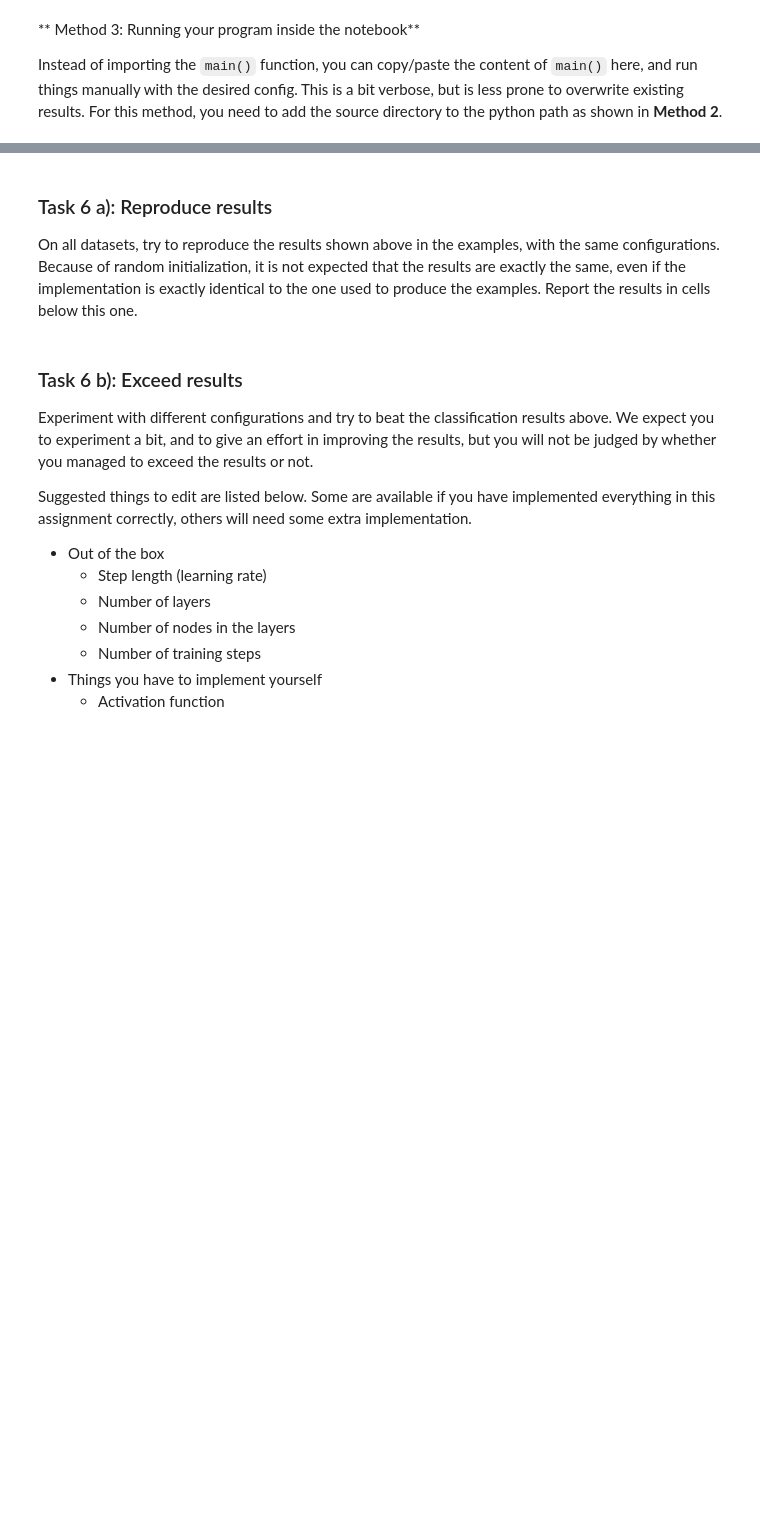
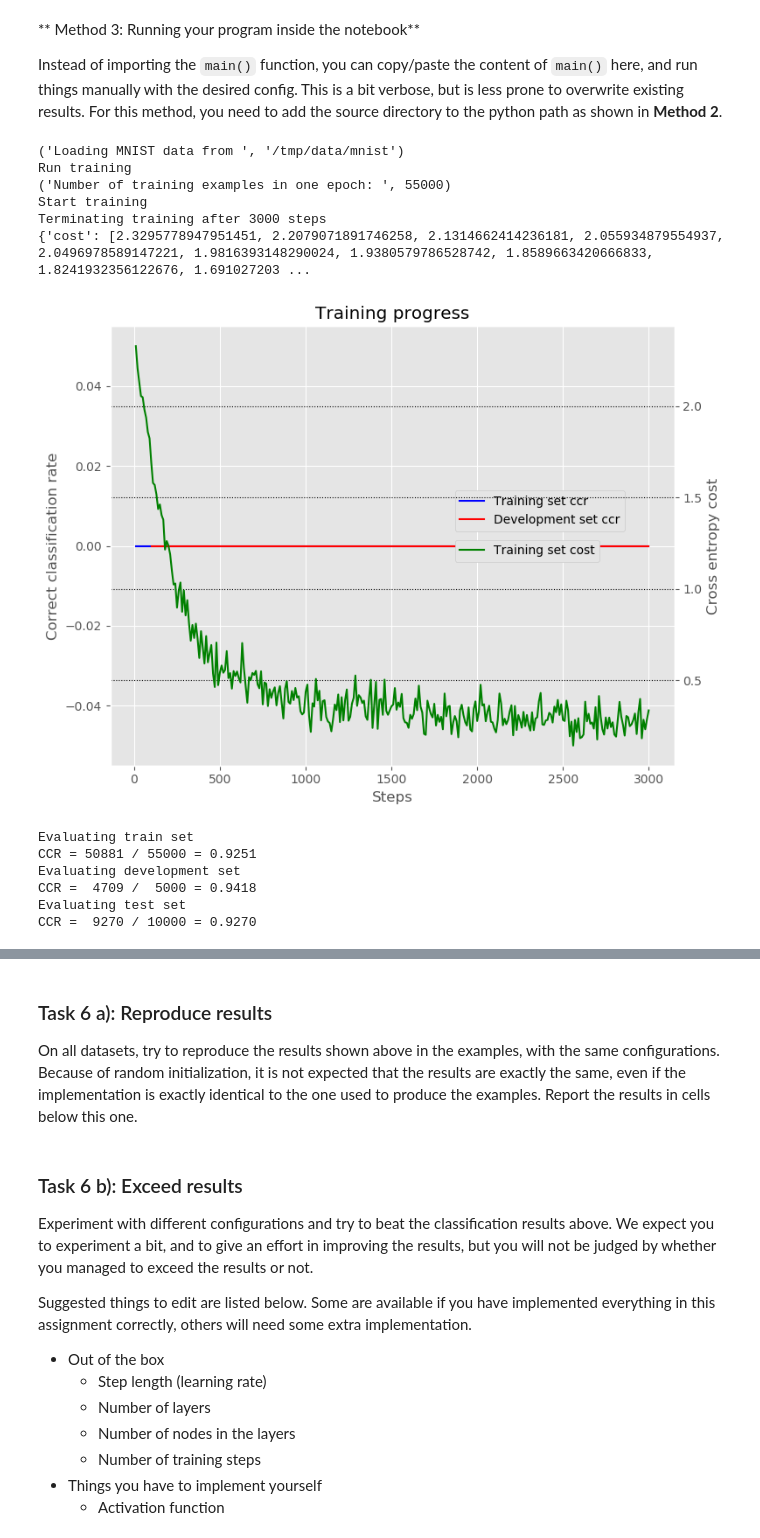
Before and after one commit to kristtuv/UiO, a Jupyter notebook: V18/INF5860/oblig2/uio_inf5860_s2018_mandatory2_assignment.ipynb, the cells around one changed output, grey strips where cells are left out. Cells and saved outputs as stored; diff of their text form; code cells hidden in the pictures; blank space fills up the shorter version.

```diff
--- a/V18/INF5860/oblig2/uio_inf5860_s2018_mandatory2_assignment.ipynb
+++ b/V18/INF5860/oblig2/uio_inf5860_s2018_mandatory2_assignment.ipynb
@@ -476,31 +486,45 @@ Instead of importing the `main()` function, you can copy/paste the content of `m
 # %%
 # Import the module
 
 import src.main as main
 import src.run as run
 
 # Import config, and do changes if you want to
 conf = main.config()
 conf['max_steps'] = 3000
 
 X_train, Y_train, X_devel, Y_devel, X_test, Y_test = main.get_data(conf)
 
 params, train_progress, devel_progress = run.train(conf, X_train, Y_train, X_devel, Y_devel)
-
+print(train_progress)
 main.plot_progress(train_progress, devel_progress)
 
 print("Evaluating train set")
 num_correct, num_evaluated = run.evaluate(conf, params, X_train, Y_train)
 print("CCR = {0:>5} / {1:>5} = {2:>6.4f}".format(num_correct, num_evaluated,
-                                                 num_correct/num_evaluated))
+                                                 float(num_correct)/num_evaluated))
 print("Evaluating development set")
 num_correct, num_evaluated = run.evaluate(conf, params, X_devel, Y_devel)
 print("CCR = {0:>5} / {1:>5} = {2:>6.4f}".format(num_correct, num_evaluated,
-                                                 num_correct/num_evaluated))
+                                                 float(num_correct)/num_evaluated))
 print("Evaluating test set")
 num_correct, num_evaluated = run.evaluate(conf, params, X_test, Y_test)
 print("CCR = {0:>5} / {1:>5} = {2:>6.4f}".format(num_correct, num_evaluated,
-                                                 num_correct/num_evaluated))
+                                                 float(num_correct)/num_evaluated))
+# %% [output]
+('Loading MNIST data from ', '/tmp/data/mnist')
+Run training
+('Number of training examples in one epoch: ', 55000)
+Start training
+Terminating training after 3000 steps
+{'cost': [2.3295778947951451, 2.2079071891746258, 2.1314662414236181, 2.055934879554937, 2.0496978589147221, 1.9816393148290024, 1.9380579786528742, 1.8589663420666833, 1.8241932356122676, 1.691027203 ...
+[figure, added]
+Evaluating train set
+CCR = 50881 / 55000 = 0.9251
+Evaluating development set
+CCR =  4709 /  5000 = 0.9418
+Evaluating test set
+CCR =  9270 / 10000 = 0.9270
 # %% [markdown]
 ### Examples
 
```
Also changed, not shown: parts of 3 cells of this notebook, 1 other file.
